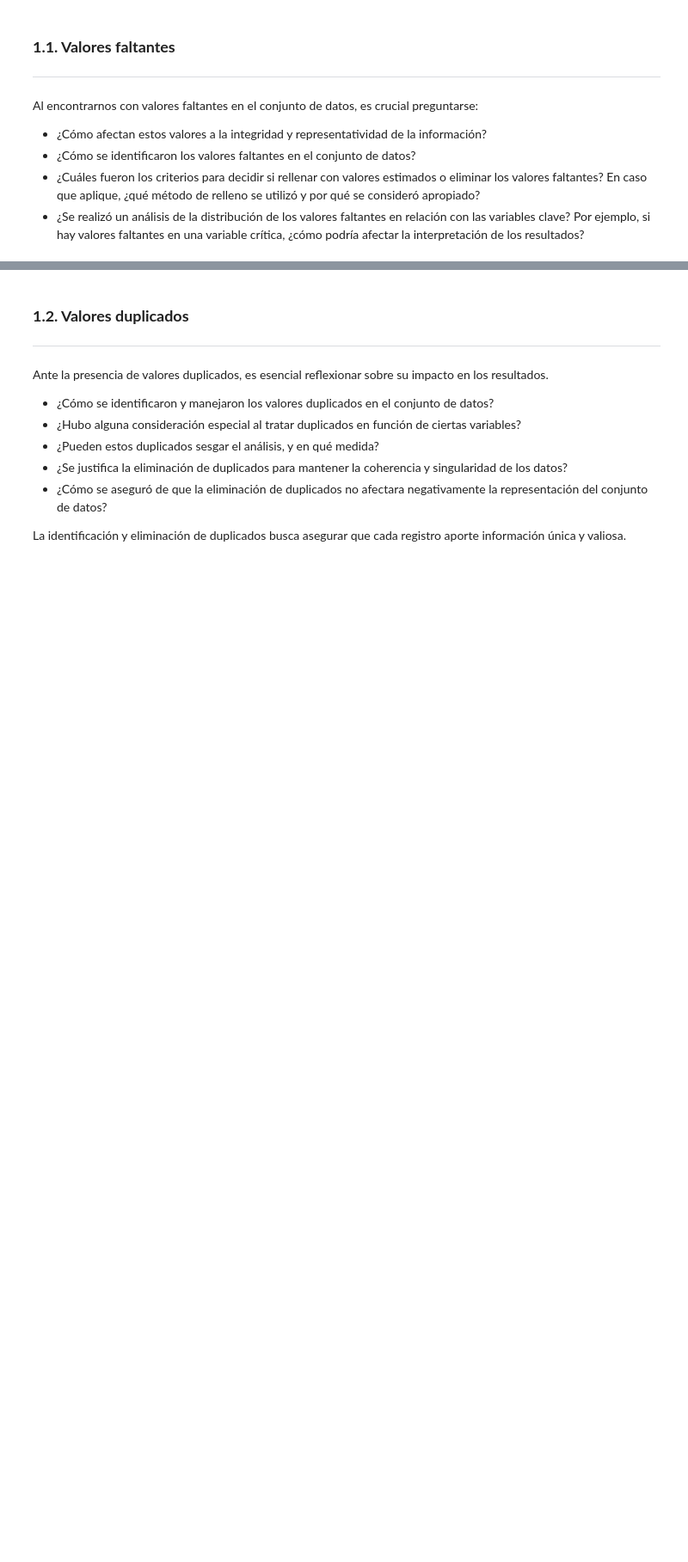
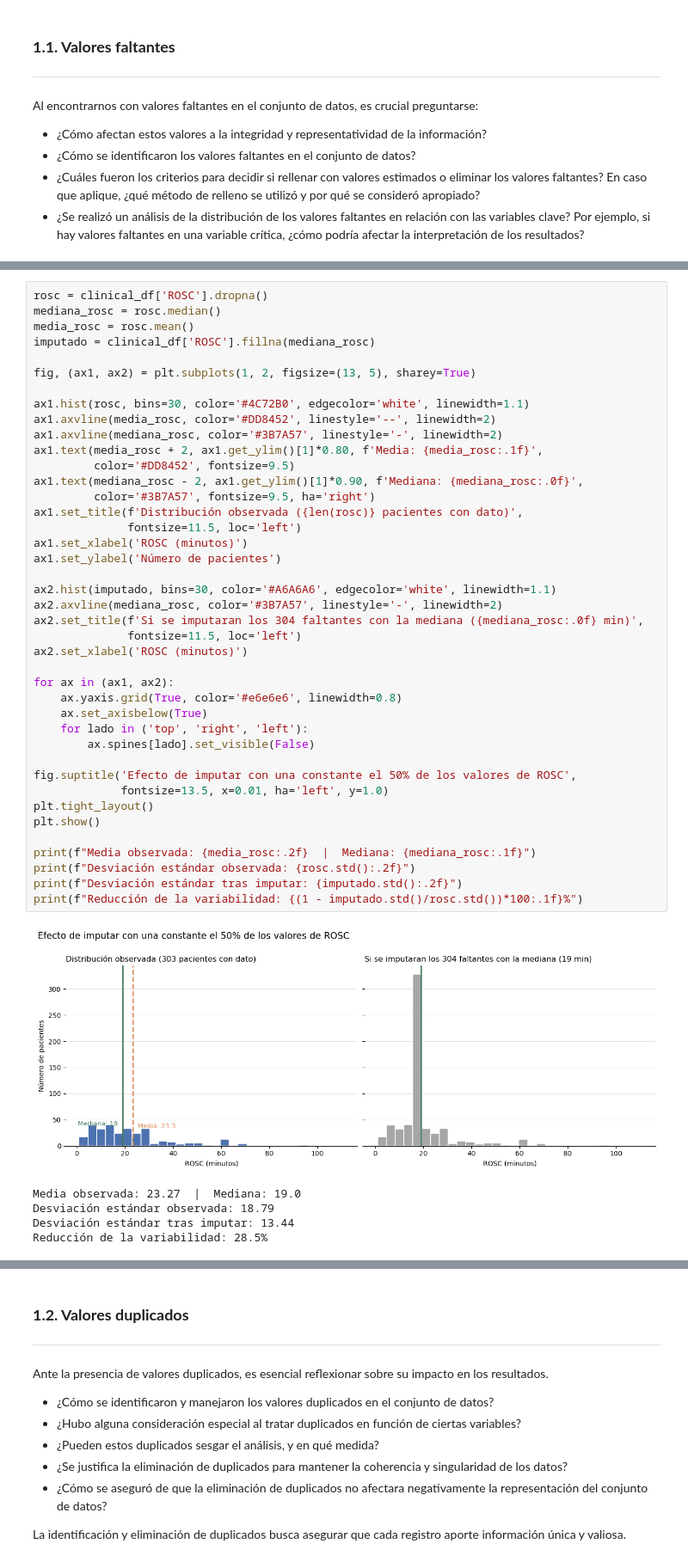
Before and after one commit to AlejandraJaramillo19/mlda-project_, a Jupyter notebook: notebooks/03_data_preparation/03_data_preparation.ipynb, the cells around one changed output, grey strips where cells are left out. Shown at 86% size. Drawn from its saved outputs; the diff is of its cells as text; blank space fills up the shorter version.

```diff
--- a/notebooks/03_data_preparation/03_data_preparation.ipynb
+++ b/notebooks/03_data_preparation/03_data_preparation.ipynb
@@ -65,0 +577,47 @@ Al encontrarnos con valores faltantes en el conjunto de datos, es crucial pregun
+# %%
+rosc = clinical_df['ROSC'].dropna()
+mediana_rosc = rosc.median()
+media_rosc = rosc.mean()
+imputado = clinical_df['ROSC'].fillna(mediana_rosc)
+
+fig, (ax1, ax2) = plt.subplots(1, 2, figsize=(13, 5), sharey=True)
+
+ax1.hist(rosc, bins=30, color='#4C72B0', edgecolor='white', linewidth=1.1)
+ax1.axvline(media_rosc, color='#DD8452', linestyle='--', linewidth=2)
+ax1.axvline(mediana_rosc, color='#3B7A57', linestyle='-', linewidth=2)
+ax1.text(media_rosc + 2, ax1.get_ylim()[1]*0.80, f'Media: {media_rosc:.1f}',
+         color='#DD8452', fontsize=9.5)
+ax1.text(mediana_rosc - 2, ax1.get_ylim()[1]*0.90, f'Mediana: {mediana_rosc:.0f}',
+         color='#3B7A57', fontsize=9.5, ha='right')
+ax1.set_title(f'Distribución observada ({len(rosc)} pacientes con dato)',
+              fontsize=11.5, loc='left')
+ax1.set_xlabel('ROSC (minutos)')
+ax1.set_ylabel('Número de pacientes')
+
+ax2.hist(imputado, bins=30, color='#A6A6A6', edgecolor='white', linewidth=1.1)
+ax2.axvline(mediana_rosc, color='#3B7A57', linestyle='-', linewidth=2)
+ax2.set_title(f'Si se imputaran los 304 faltantes con la mediana ({mediana_rosc:.0f} min)',
+              fontsize=11.5, loc='left')
+ax2.set_xlabel('ROSC (minutos)')
+
+for ax in (ax1, ax2):
+    ax.yaxis.grid(True, color='#e6e6e6', linewidth=0.8)
+    ax.set_axisbelow(True)
+    for lado in ('top', 'right', 'left'):
+        ax.spines[lado].set_visible(False)
+
+fig.suptitle('Efecto de imputar con una constante el 50% de los valores de ROSC',
+             fontsize=13.5, x=0.01, ha='left', y=1.0)
+plt.tight_layout()
+plt.show()
+
+print(f"Media observada: {media_rosc:.2f}  |  Mediana: {mediana_rosc:.1f}")
+print(f"Desviación estándar observada: {rosc.std():.2f}")
+print(f"Desviación estándar tras imputar: {imputado.std():.2f}")
+print(f"Reducción de la variabilidad: {(1 - imputado.std()/rosc.std())*100:.1f}%")
+# %% [output]
+[figure, added]
+Media observada: 23.27  |  Mediana: 19.0
+Desviación estándar observada: 18.79
+Desviación estándar tras imputar: 13.44
+Reducción de la variabilidad: 28.5%
```
Also changed, not shown: parts of 81 cells of this notebook.
